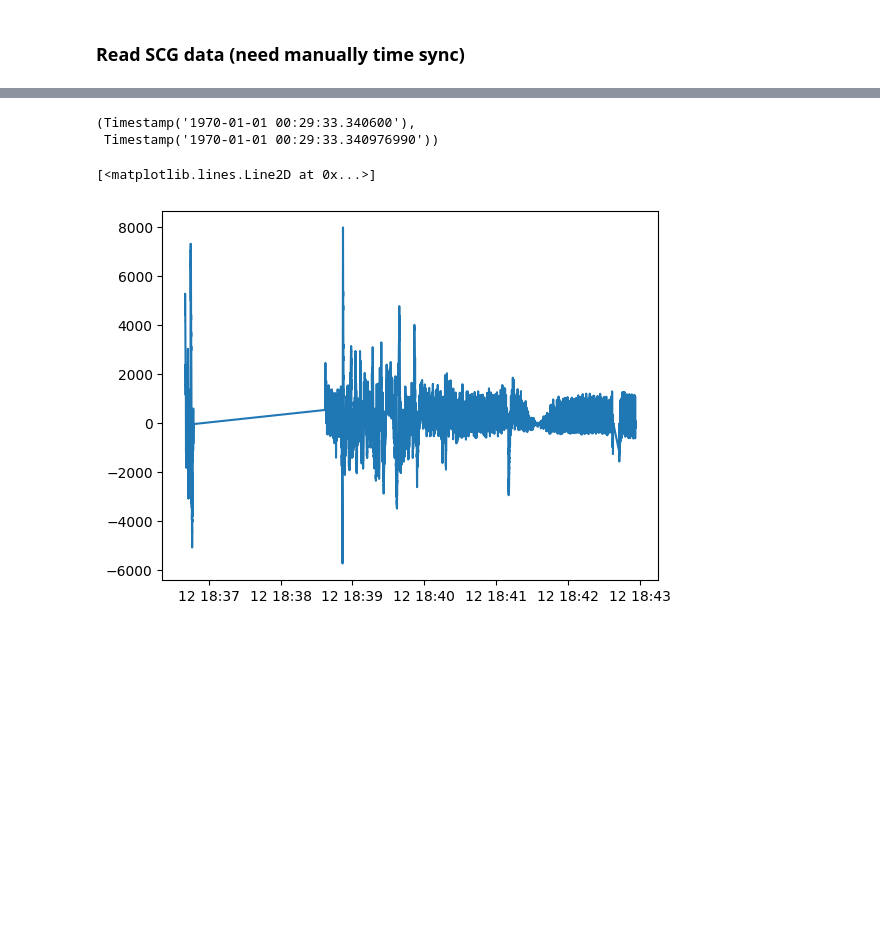
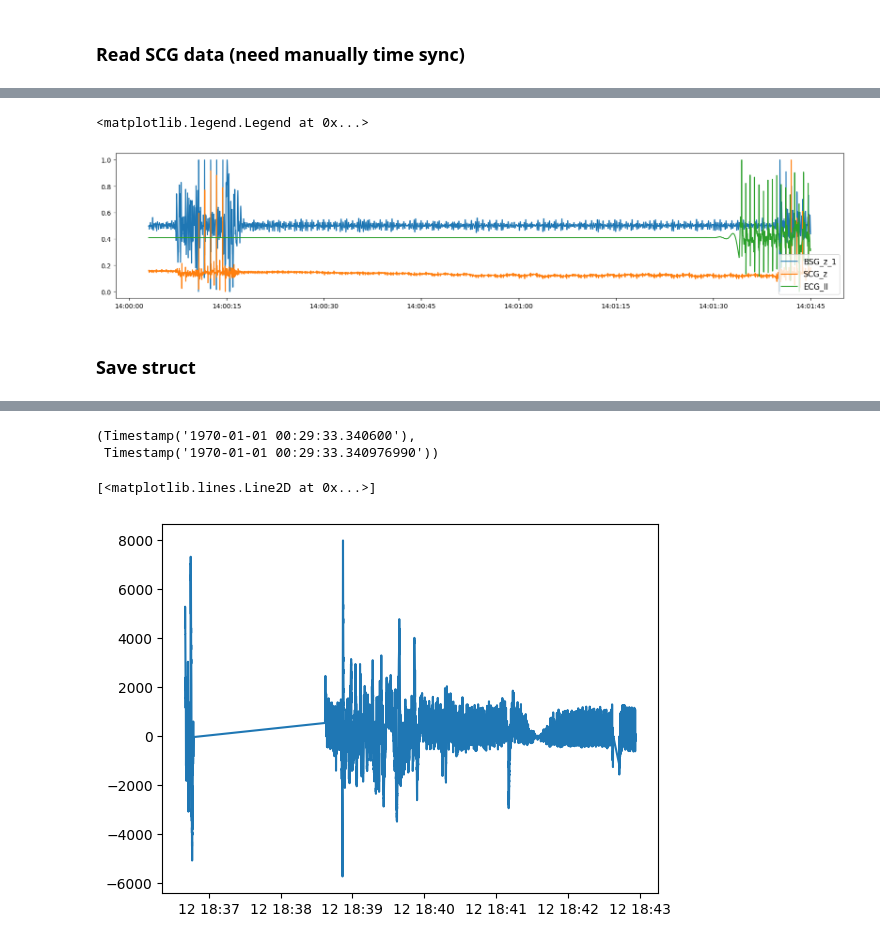
Before and after one commit to ZYY0844/CoreDemo_YY, a Jupyter notebook: processing/data_processing.ipynb, the cells around one changed output, grey strips where cells are left out. Cells and saved outputs as stored; diff of their text form; code cells hidden in the pictures; blank space fills up the shorter version.

```diff
--- a/processing/data_processing.ipynb
+++ b/processing/data_processing.ipynb
@@ -239,0 +403,15 @@ cur_struct
+# %%
+
+
+ecg_path = '../data/312/WaveformData/ECG_II-20260312183640~20260312184256.csv'
+
+ecg_resampled, date_time = convert_mindray_n15_csv_to_resampled_npy(
+    csv_path=ecg_path,
+    fs_in=500,
+    fs_out=100
+)
+cleaned_data = clean_resampled_ecg_npy(
+    data=np.column_stack([date_time.astype(np.float64), ecg_resampled.astype(np.float64)]),
+    fs=100,
+    method="neurokit"
+)
@@ -239,0 +422,18 @@ cur_struct
+# %%
+# plot the signal
+ecg = cleaned_data[:, 1]
+ecg_ts = pd.to_datetime(cleaned_data[:, 0].astype(np.int64), unit='ns')
+ecg_ts = BSG_timestamps
+start_time = "2026-3-12 14:00:03"
+end_time = "2026-3-12 14:01:45"
+start = find_idx(start_time, ecg_ts, "Asia/Shanghai")
+end = find_idx(end_time, ecg_ts, "Asia/Shanghai")
+print(f"Selected time window: {start_time} to {end_time} \nCorresponding to indices {start} to {end} in ECG timestamps.")
+shift_ecg = int(100*3)
+ecg_t = pd.to_datetime(ecg_ts) + pd.to_timedelta(8, unit='h')  # 转换为上海时间
+plt.figure(figsize=(20, 4))
+plt.plot(t[start:end], norm_ecg(signal[2, start:end])+0, label='BSG_z_1')
+plt.plot(t_scg[start:end], norm_ecg(scg_z[start+shift_scg:end+shift_scg]), label='SCG_z', alpha=1)
+plt.plot(ecg_t[start:end], norm_ecg(ecg[start+shift_ecg:end+shift_ecg]), label='ECG_II')
+plt.legend(loc='lower right', fontsize=12)
+# %% [output]
@@ -239,0 +442,4 @@ cur_struct
+<matplotlib.legend.Legend at 0x...>
+[figure, added]
+# %% [markdown]
+### Save struct
```
Also changed, not shown: parts of 24 cells of this notebook, 12 other files.
